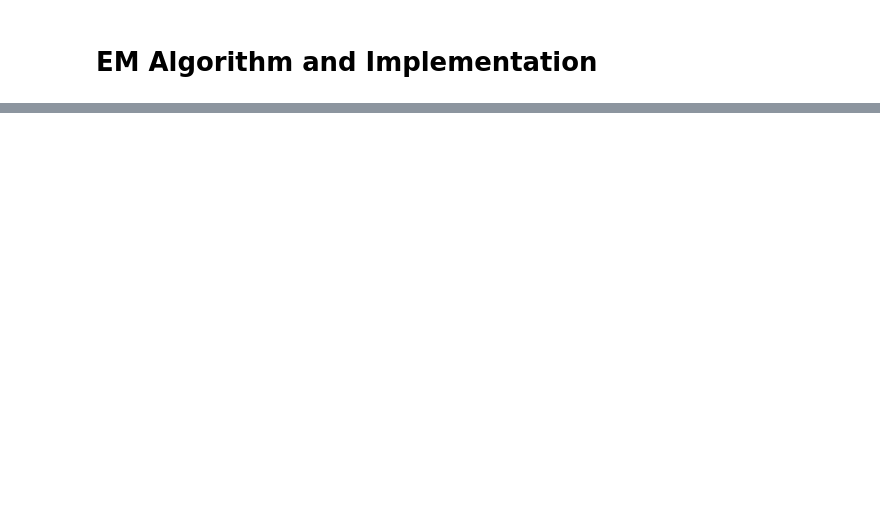
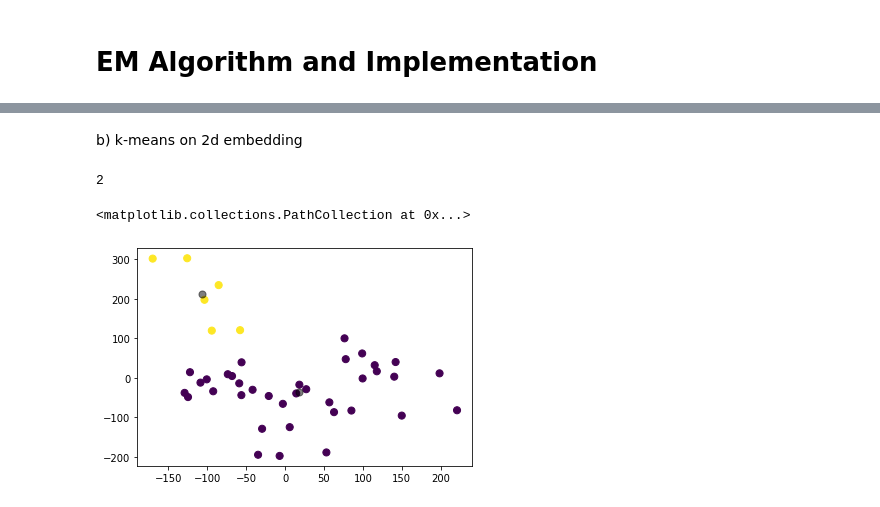
Before and after one commit to simirajpal/Applied-Machine-Learning, a Jupyter notebook: Assignment_3/Homework3_Code.ipynb, the cells around one changed output, grey strips where cells are left out. Saved outputs shown, nothing was run; the diff lists cells and outputs as text; code cells hidden in the pictures; blank space fills up the shorter version.

```diff
--- a/Assignment_3/Homework3_Code.ipynb
+++ b/Assignment_3/Homework3_Code.ipynb
@@ -465,0 +622,35 @@ with open('faitful.dat.txt') as f:
+# %% [markdown]
+b) k-means on 2d embedding
+# %%
+# find the best k
+
+sil = []
+ks = []
+
+for k in range(2, 5):
+    kmeans = KMeans(n_clusters = k, max_iter = 10000).fit(out_MDS)
+    labels = kmeans.labels_
+    distances = kmeans.inertia_
+
+    # determine whether the documents are labeled correctly
+    sil.append(silhouette_score(out_MDS, labels, metric = 'euclidean'))
+
+    ks.append(k)
+
+best_k = ks[np.argmax(sil)]
+
+print(best_k)
+
+# run k-means on data with best k
+
+kmeans_best = KMeans(n_clusters = best_k, max_iter = 10000).fit(out_MDS)
+kmeans_best.fit(out_MDS)
+y_kmeans = kmeans_best.predict(out_MDS)
+centers = kmeans_best.cluster_centers_
+
+plt.scatter(out_MDS[:, 0], out_MDS[:, 1], c=y_kmeans, s=50, cmap='viridis')
+plt.scatter(centers[:, 0], centers[:, 1], c='black', s=50, alpha=0.5)
+# %% [output]
+2
+<matplotlib.collections.PathCollection at 0x...>
+[figure, added]
```
Also changed, not shown: parts of 35 cells of this notebook, 1 other file.
